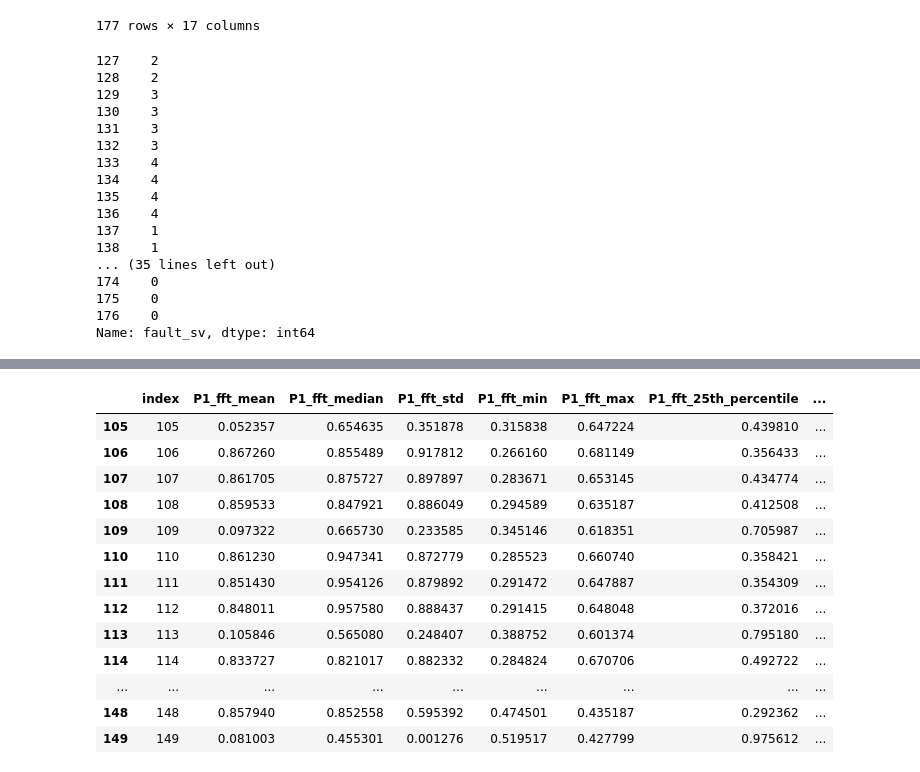
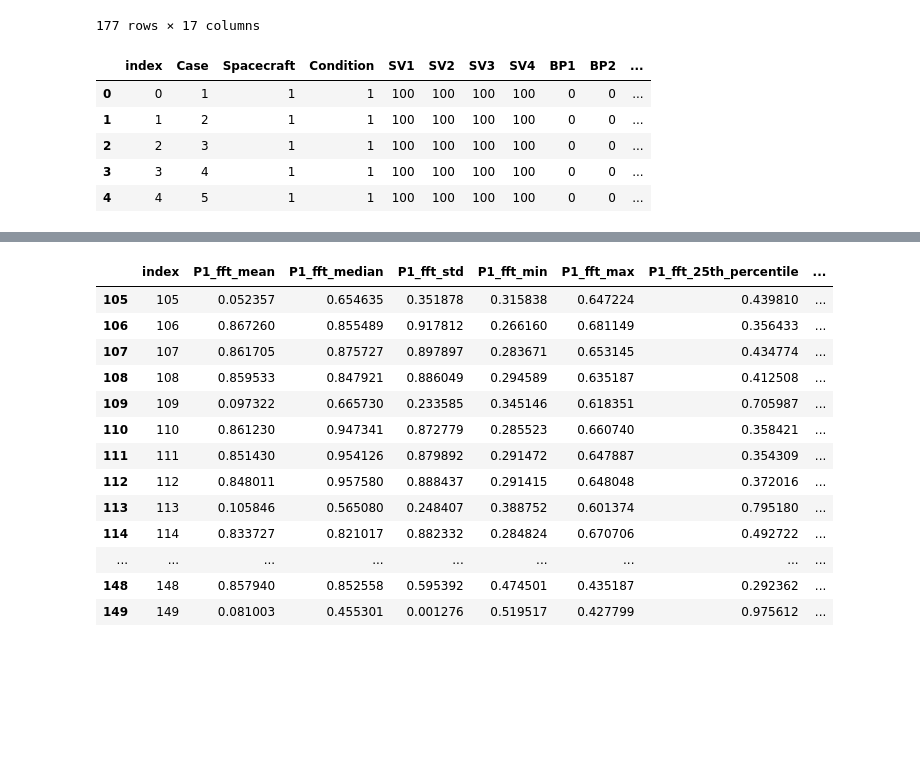
Before and after one commit to alexxdediu/Data-Challenge-PHM-Asia-Pacific-2023, a Jupyter notebook: models/model_task_5.ipynb, the cells around one changed output, grey strips where cells are left out. Saved outputs shown, nothing was run; the diff lists cells and outputs as text; code cells hidden in the pictures; blank space fills up the shorter version.

```diff
--- a/models/model_task_5.ipynb
+++ b/models/model_task_5.ipynb
@@ -49,26 +70,15 @@ for index, row in df_labels.iterrows():
             df_labels.at[index, 'fault_sv'] = column_to_number[col]
             df_labels.at[index,'opening_ratio'] = [val]
             break
-# %%
-df_labels["fault_sv"].tail(50)
-# %% [output]
-127    2
-128    2
-129    3
-130    3
-131    3
-132    3
-133    4
-134    4
-135    4
-136    4
-137    1
-138    1
-... (35 lines left out)
-174    0
-175    0
-176    0
-Name: fault_sv, dtype: int64
+# %%
+df_labels.head(5)
+# %% [output]
+|  | index | Case | Spacecraft | Condition | SV1 | SV2 | SV3 | SV4 | BP1 | BP2 | ... |
+| 0 | 0 | 1 | 1 | 1 | 100 | 100 | 100 | 100 | 0 | 0 | ... |
+| 1 | 1 | 2 | 1 | 1 | 100 | 100 | 100 | 100 | 0 | 0 | ... |
+| 2 | 2 | 3 | 1 | 1 | 100 | 100 | 100 | 100 | 0 | 0 | ... |
+| 3 | 3 | 4 | 1 | 1 | 100 | 100 | 100 | 100 | 0 | 0 | ... |
+| 4 | 4 | 5 | 1 | 1 | 100 | 100 | 100 | 100 | 0 | 0 | ... |
 # %%
 df_normal = df_train[:106]
 df_fault=df_train[105:153]
```
Also changed, not shown: parts of 64 cells of this notebook, 4 other files.
